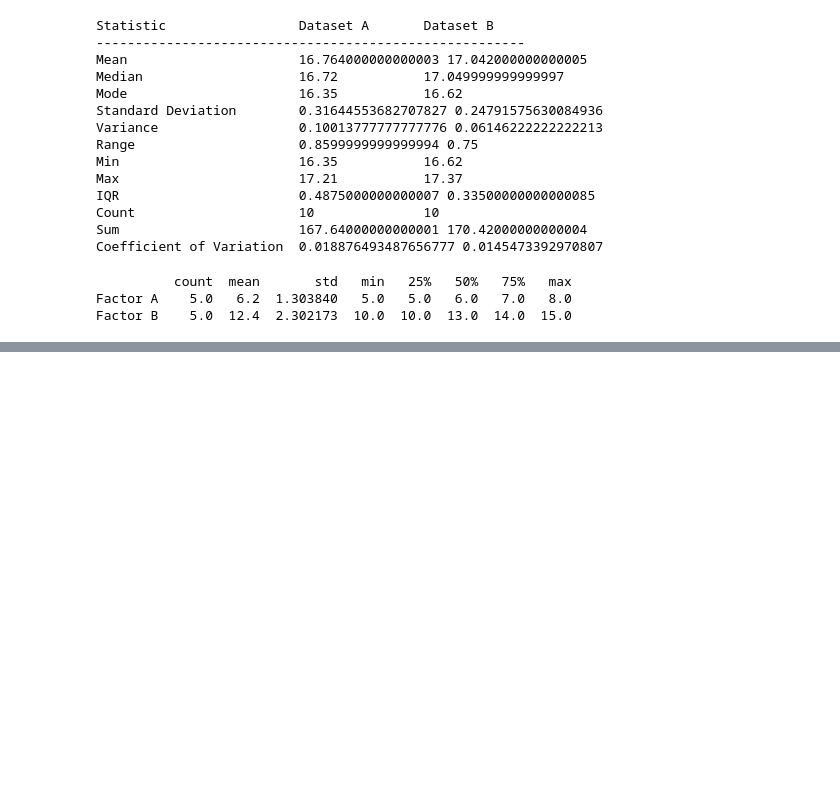
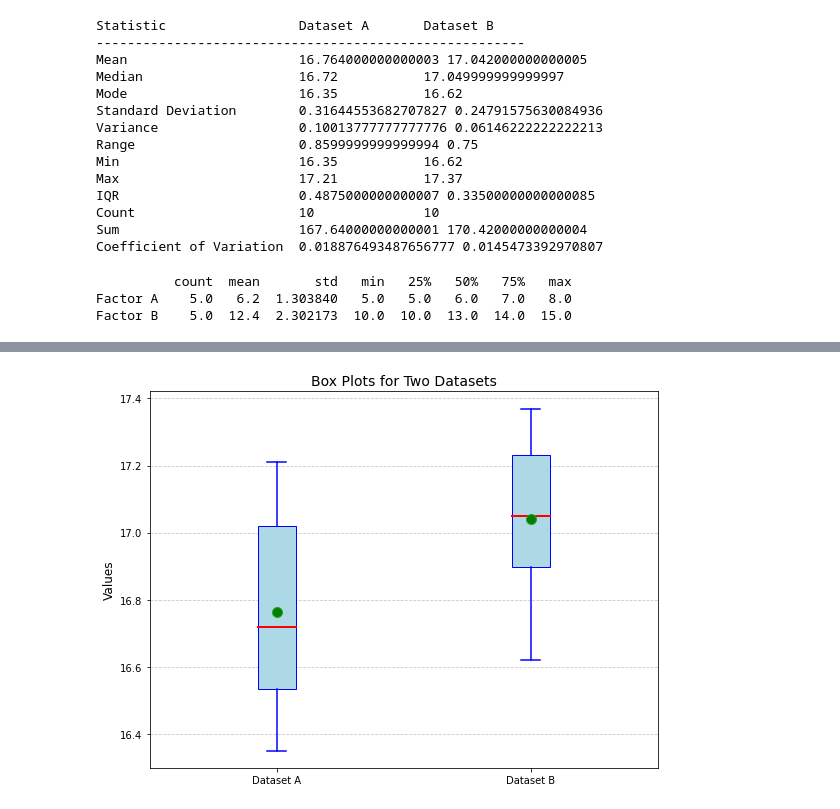
Before and after one commit to renecartaya/Design-of-Experiments-basic-tools-set, a Jupyter notebook: Elemental Toolbox/DescriptiveStatisticsToolset.ipynb, the cells around one changed output, grey strips where cells are left out. Drawn from its saved outputs; the diff is of its cells as text; code cells hidden in the pictures; blank space fills up the shorter version.

```diff
--- a/Elemental Toolbox/DescriptiveStatisticsToolset.ipynb
+++ b/Elemental Toolbox/DescriptiveStatisticsToolset.ipynb
@@ -175,0 +222,42 @@ Factor B    5.0  12.4  2.302173  10.0  10.0  13.0  14.0  15.0
+# %%
+ import matplotlib.pyplot as plt
+
+def plot_box_plots(data1, data2, labels=('Dataset A', 'Dataset B')):
+    """
+    Generate box plots for two datasets.
+
+    Parameters:
+        data1, data2: Input datasets (array-like).
+        labels: Tuple of labels for the datasets.
+    """
+    # Create the figure and axis
+    fig, ax = plt.subplots(figsize=(8, 6))
+
+    # Combine the data into a list
+    data = [data1, data2]
+
+    # Create the box plot
+    ax.boxplot(data, labels=labels, patch_artist=True, showmeans=True,
+               boxprops=dict(facecolor='lightblue', color='blue'),
+               medianprops=dict(color='red', linewidth=2),
+               whiskerprops=dict(color='blue', linewidth=1.5),
+               capprops=dict(color='blue', linewidth=1.5),
+               meanprops=dict(marker='o', markerfacecolor='green', markersize=10))
+
+    # Add title and labels
+    ax.set_title('Box Plots for Two Datasets', fontsize=14)
+    ax.set_ylabel('Values', fontsize=12)
+
+    # Add gridlines for clarity
+    ax.grid(axis='y', linestyle='--', alpha=0.7)
+
+    # Show plot
+    plt.tight_layout()
+    plt.show()
+
+# Example Usage
+data_A = [16.85, 16.40, 17.21, 16.35, 16.52, 17.04, 16.96, 17.15, 16.59, 16.57]
+data_B = [16.62, 16.75, 17.37, 17.12, 16.98, 16.87, 17.34, 17.02, 17.08, 17.27]
+plot_box_plots(data_A, data_B, labels=('Dataset A', 'Dataset B'))
+# %% [output]
+[figure, added]
```
Also changed, not shown: parts of 1 cell of this notebook.
